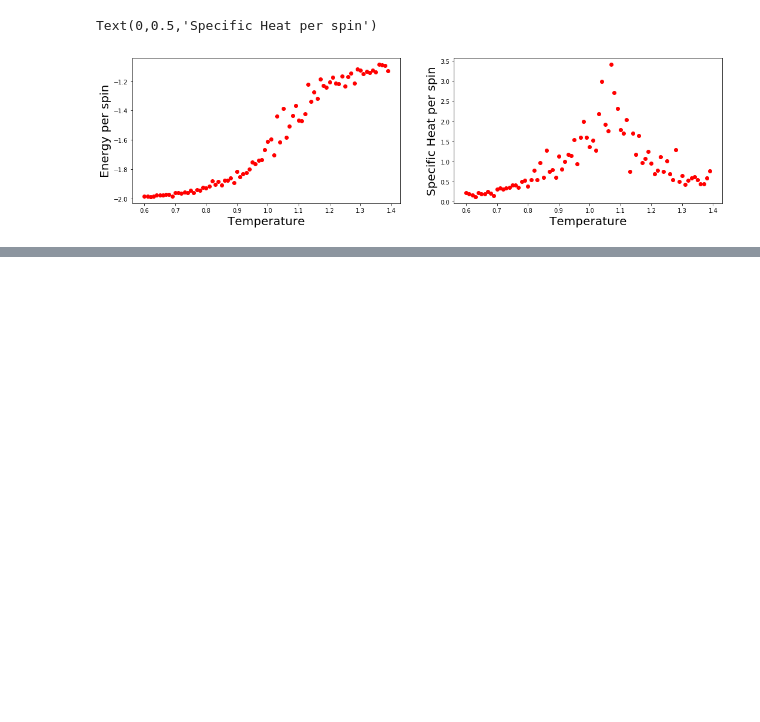
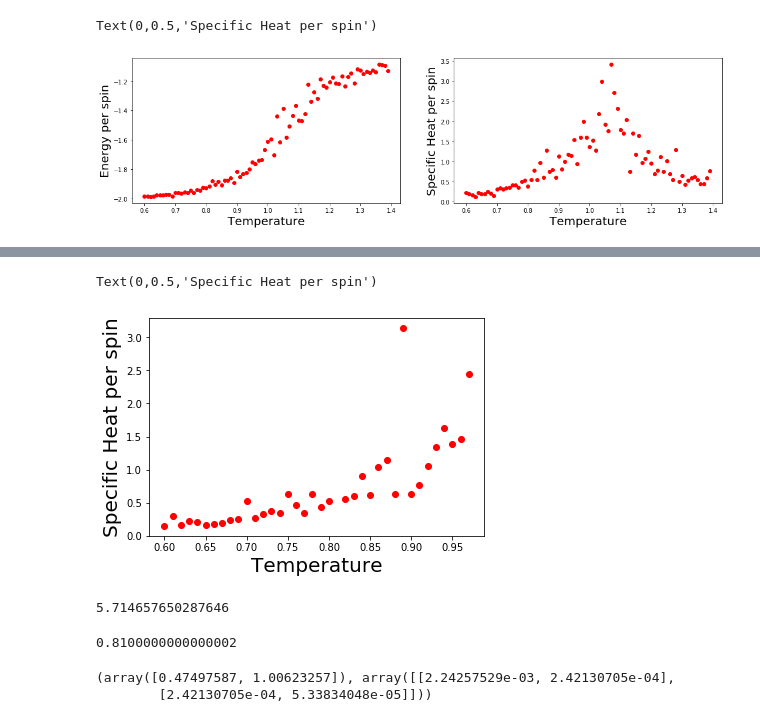
Before and after one commit to kaitshin/PHYSICS113-final-project, a Jupyter notebook: Potts.ipynb, the cells around one changed output, grey strips where cells are left out. Cells and saved outputs as stored; diff of their text form; code cells hidden in the pictures; blank space fills up the shorter version.

```diff
--- a/Potts.ipynb
+++ b/Potts.ipynb
@@ -647,0 +696,23 @@ np.save('Potts_spec_heat8.npy', spec_heat8)
+# %%
+plt.plot(new_temp15[:37], newspec15[:37], 'ro')
+plt.xlabel("Temperature", fontsize=20)
+plt.ylabel("Specific Heat per spin", fontsize=20)
+# %% [output]
+Text(0,0.5,'Specific Heat per spin')
+[figure, added]
+# %%
+newspec15 = list(copy.copy(spec_heat15))
+
+newspec15.pop(21)
+# %% [output]
+5.714657650287646
+# %%
+new_temp15 = copy.copy(temps)
+new_temp15.pop(21)
+# %% [output]
+0.8100000000000002
+# %%
+scipy.optimize.curve_fit(logpower, new_temp15[0:40], newspec15[0:40], p0 = [0.1, 1.1], maxfev=10000)
+# %% [output]
+(array([0.47497587, 1.00623257]), array([[2.24257529e-03, 2.42130705e-04],
+        [2.42130705e-04, 5.33834048e-05]]))
```
Also changed, not shown: parts of 9 cells of this notebook.
